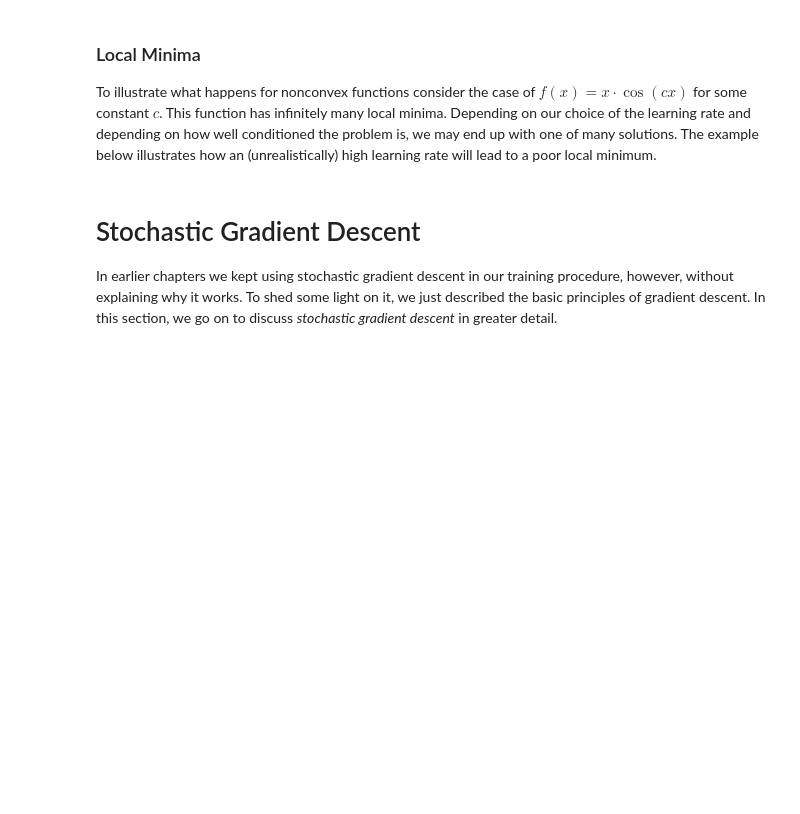
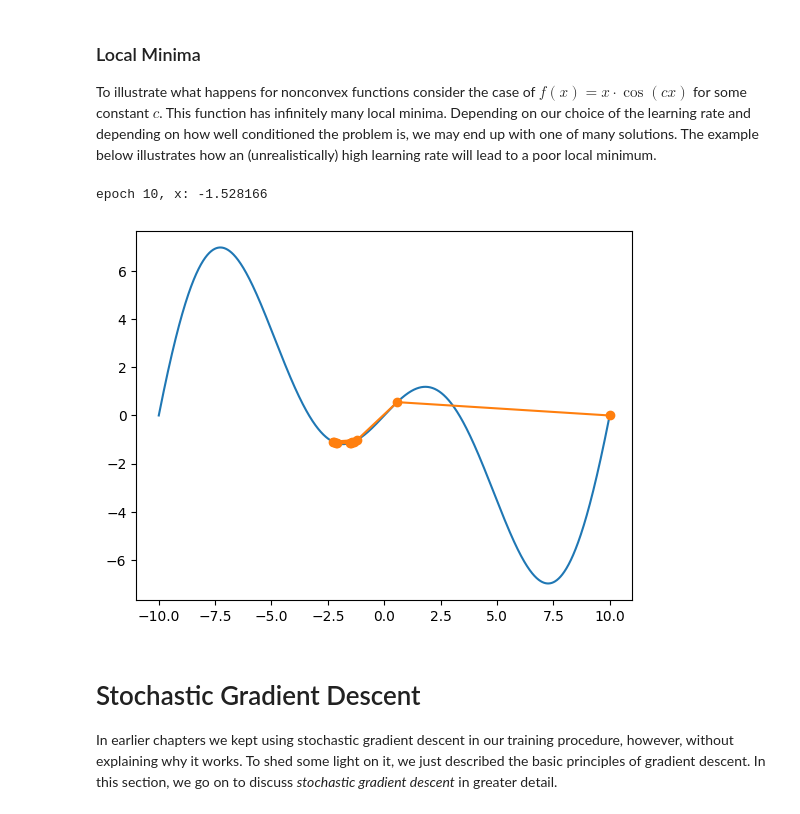
Before and after one commit to Westlake-DL/DL-Course-2024, a Jupyter notebook: exercises/hw05/hw05.ipynb, the cells around one changed output. Drawn from its saved outputs; the diff is of its cells as text; code cells hidden in the pictures; blank space fills up the shorter version.

```diff
--- a/exercises/hw05/hw05.ipynb
+++ b/exercises/hw05/hw05.ipynb
@@ -105,15 +123,19 @@ To illustrate what happens for nonconvex functions consider the case of $f(x) =
 # %%
 c = torch.tensor(0.15 * np.pi)
 
 def f(x):  # Tips: objective function
     return x * torch.cos(c * x)
 
 def f_grad(x):
     # Tips: try to compute the gradient
-    pass
+    return torch.cos(c * x) - c * x * torch.sin(c * x)
 
 # Tips: try to plot fig with learning rate = 2
-pass
+lr = 2
+show_trace(gd(lr, f_grad), f)
+# %% [output]
+epoch 10, x: -1.528166
+[figure, added]
 # %% [markdown]
 # Stochastic Gradient Descent
 
```
Also changed, not shown: parts of 8 cells of this notebook, 22 other files.
